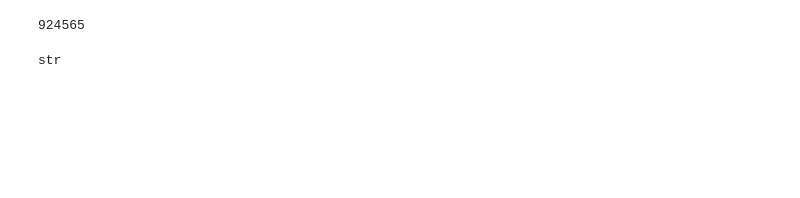
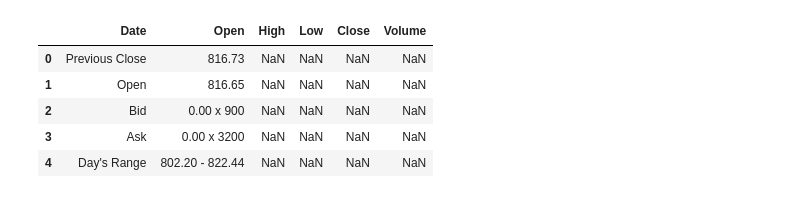
Before and after one commit to ElizabethSesebor/test-repo, a Jupyter notebook: Example.ipynb, the cells around one changed output. Cells and saved outputs as stored; diff of their text form; code cells hidden in the pictures; blank space fills up the shorter version.

```diff
--- a/Example.ipynb
+++ b/Example.ipynb
@@ -66,8 +85,16 @@ print(RHP)
-# %%
-len(data)
-# %% [output]
-924565
-# %%
-type(data)
-# %% [output]
-str
+# %%
+tesla_data= pd.DataFrame(columns= ["Date", "Open", "High", "Low", "Close", "Volume"])
+for row in soup.find("tbody").find_all('tr'):
+    col= row.find_all("td")
+    date= col[0].text
+    open= col[1].text
+    tesla_data= tesla_data.append({"Date": date, "Open": open}, ignore_index= True)
+# %%
+tesla_data.head()
+# %% [output]
+|  | Date | Open | High | Low | Close | Volume |
+| 0 | Previous Close | 816.73 | NaN | NaN | NaN | NaN |
+| 1 | Open | 816.65 | NaN | NaN | NaN | NaN |
+| 2 | Bid | 0.00 x 900 | NaN | NaN | NaN | NaN |
+| 3 | Ask | 0.00 x 3200 | NaN | NaN | NaN | NaN |
+| 4 | Day's Range | 802.20 - 822.44 | NaN | NaN | NaN | NaN |
```
Also changed, not shown: parts of 17 cells of this notebook, 1 other file.
